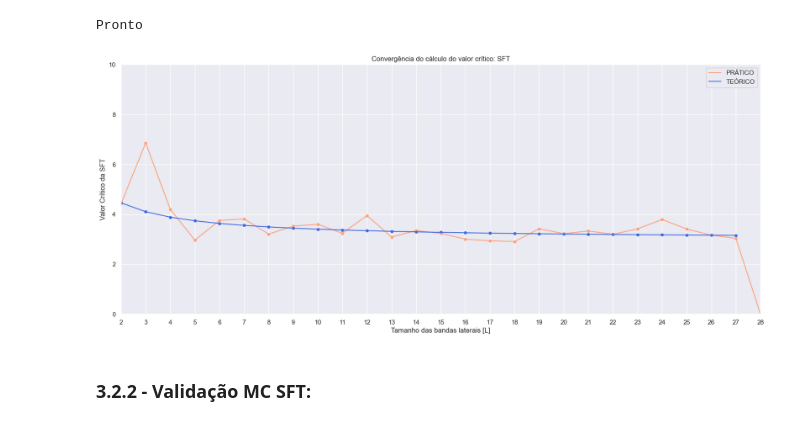
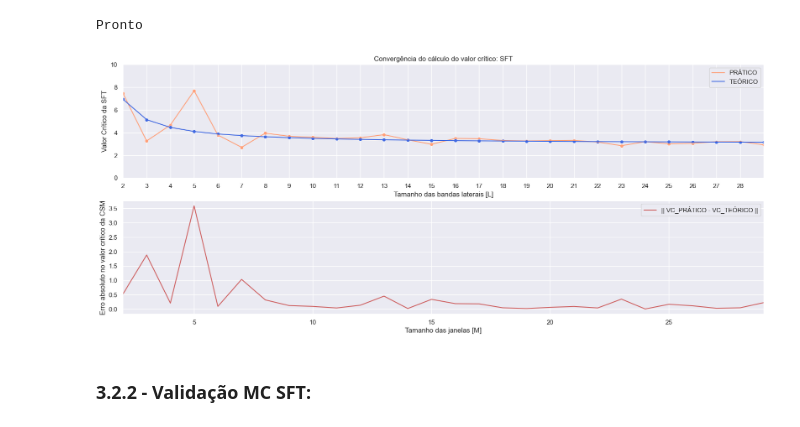
Before and after one commit to Alexandre-Caldeira/detection-theory-101, a Jupyter notebook: comCalma.ipynb, the cells around one changed output. Cells and saved outputs as stored; diff of their text form; code cells hidden in the pictures.

Commit message:
valores criticos validados, senoides OK

```diff
--- a/comCalma.ipynb
+++ b/comCalma.ipynb
@@ -30,0 +29,25 @@ def vc_pratico(ORD, alpha = 0.05):
+# %%
+# Construção de senóide aleatória com e sem ruído:
+# Frequência do Sinal: [Hz]
+f0 = 100
+
+# Frequeência de Amostragem: [Hz]
+fs = 1000
+
+# Frequência da senoide discreta: [rad/s]
+fl = 2*np.pi*f0/fs
+
+# Duração da amostragem: (tempo de experimento) [s]
+Tmax = 200 # tempo final
+tj = fs # Tempo por janela = fs => 1s / janela! (facilita contas)
+M = 5
+N = M*tj # = tamanhoJanela * tempo/Janela na MSC/CSM
+t = np.linspace(0,Tmax,num=N)
+
+# amplitude, argumento e fase:
+arg = fl*t # [rag]
+th0 = 0    # [rad]
+amp = 5    # [V]
+sinal = amp*np.sin(arg +th0)
+print('Senóide discreta com', len(sinal),'\b pontos, N =',N,'\b.')
+print('Tudo certo!')
@@ -230,7 +299,7 @@ Alpha corrigido: 0.004
 nSim = round(500) # numero de simulações
 N = 500  # "duração" do sinal
 bin = 50 # um bin qualquer
-Ls = np.arange(2,30,1)   # tamanho qualquer
+Ls = np.arange(0,30,1)   # tamanho qualquer
 x = np.zeros((N,))
 vcp = np.zeros((nSim,len(Ls)))
 vct = np.zeros((nSim,len(Ls)))
@@ -249,22 +318,29 @@ print('Pronto')
 # %% [output]
 Pronto
 # %%
-# print(np.mean(vcp,axis=1))
+plt.subplot(211)
 p = sns.lineplot(data = np.mean(vcp,axis=1), color = 'lightsalmon')
 p = sns.lineplot(data = np.mean(vct,axis=0), color = 'royalblue')
 
 plt.xticks(np.arange(0,max(Ls),1));
-plt.xlim([2, max(Ls)-1]);
+plt.xlim([2, max(Ls)]);
 plt.ylim([0,10]);
 plt.title('Convergência do cálculo do valor crítico: SFT');
 plt.ylabel('Valor Crítico da SFT');
 plt.xlabel('Tamanho das bandas laterais [L]');
 
 sns.scatterplot(data = np.mean(vcp,axis=1), color = 'lightsalmon');
 sns.scatterplot(data = np.mean(vct,axis=0), color = 'royalblue');
 plt.legend(['PRÁTICO','TEÓRICO']);
+
+plt.subplot(212)
+p2 = sns.lineplot(x = Ls,y= abs(np.mean(vcp,axis=1)[0:len(np.mean(vct,axis=0))]-np.mean(vct,axis=0)), color = 'indianred')
+plt.ylabel('Erro absoluto no valor crítico da CSM');
+plt.legend(['|| VC_PRÁTICO - VC_TEÓRICO ||']);
+plt.xlabel('Tamanho das janelas [M]');
+plt.xlim([2, Ls[-1]]);
 # %% [output]
-[figure, old version]
+[figure, new version]
 # %% [markdown]
 ### 3.2.2 - Validação MC SFT:
 # %% [markdown]
```
Also changed, not shown: parts of 12 cells of this notebook, 3 other files.
